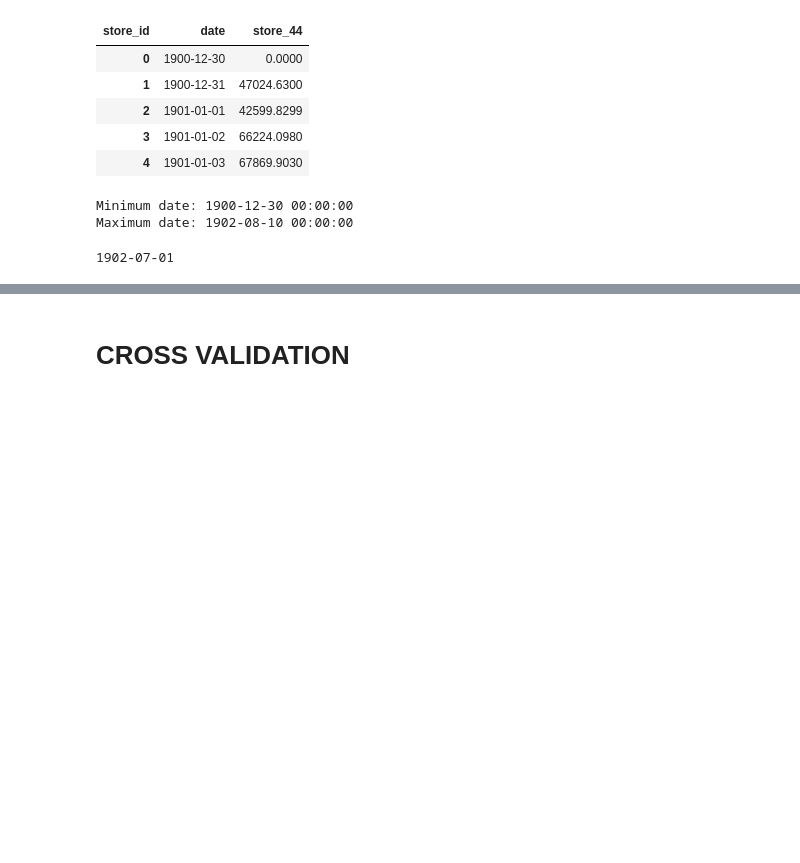
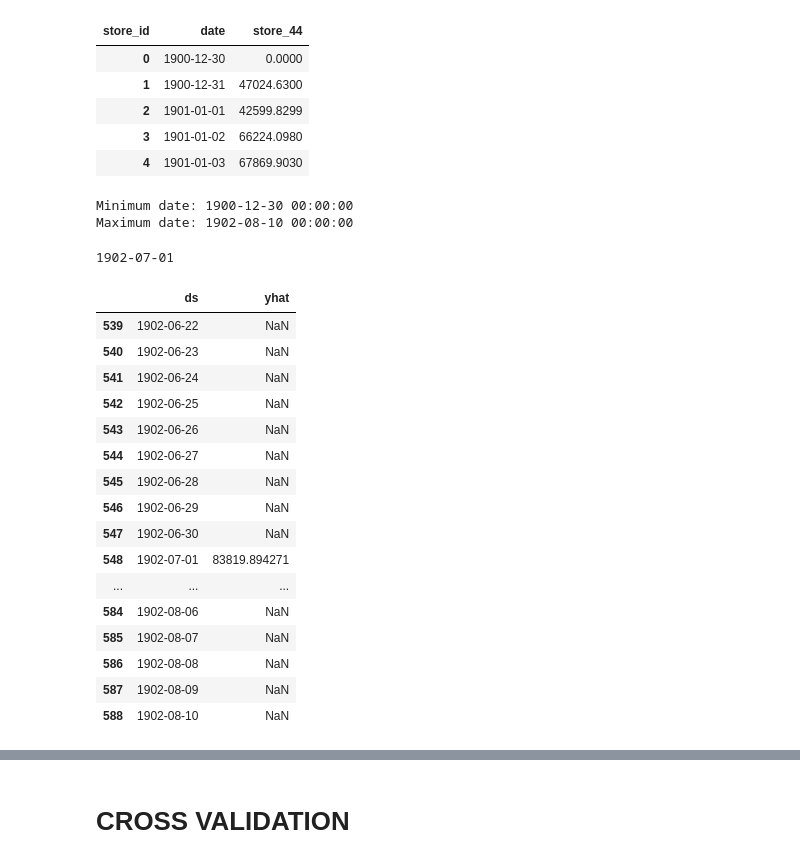
Before and after one commit to Joemuchiri2/Capstone-Project, a Jupyter notebook: OneStore_Forecast.ipynb, the cells around one changed output, grey strips where cells are left out. Drawn from its saved outputs; the diff is of its cells as text; code cells hidden in the pictures; blank space fills up the shorter version.

```diff
--- a/OneStore_Forecast.ipynb
+++ b/OneStore_Forecast.ipynb
@@ -386,0 +409,20 @@ print(forecast_start_date)
+# %%
+predicted_df.tail(50)
+# %% [output]
+|  | ds | yhat |
+| 539 | 1902-06-22 | NaN |
+| 540 | 1902-06-23 | NaN |
+| 541 | 1902-06-24 | NaN |
+| 542 | 1902-06-25 | NaN |
+| 543 | 1902-06-26 | NaN |
+| 544 | 1902-06-27 | NaN |
+| 545 | 1902-06-28 | NaN |
+| 546 | 1902-06-29 | NaN |
+| 547 | 1902-06-30 | NaN |
+| 548 | 1902-07-01 | 83819.894271 |
+| ... | ... | ... |
+| 584 | 1902-08-06 | NaN |
+| 585 | 1902-08-07 | NaN |
+| 586 | 1902-08-08 | NaN |
+| 587 | 1902-08-09 | NaN |
+| 588 | 1902-08-10 | NaN |
```
Also changed, not shown: parts of 14 cells of this notebook.
